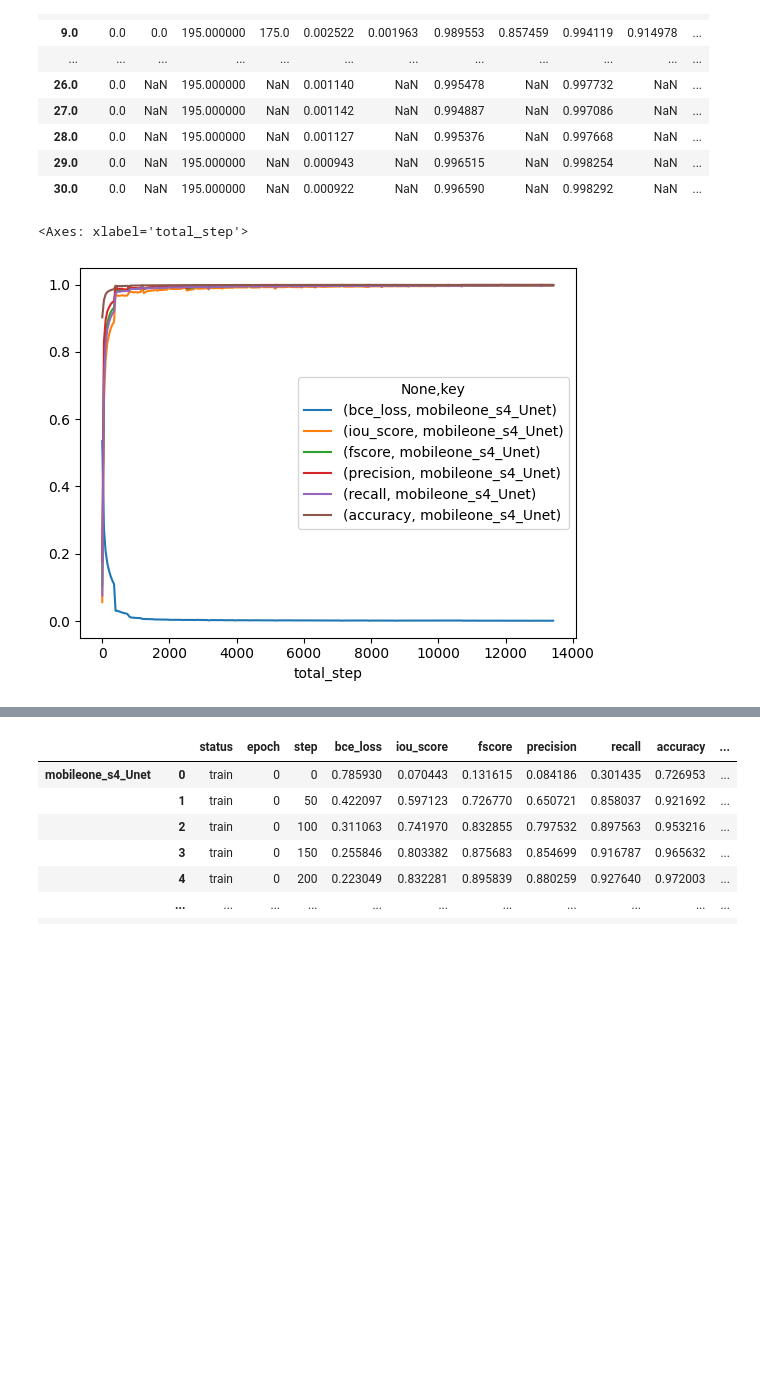
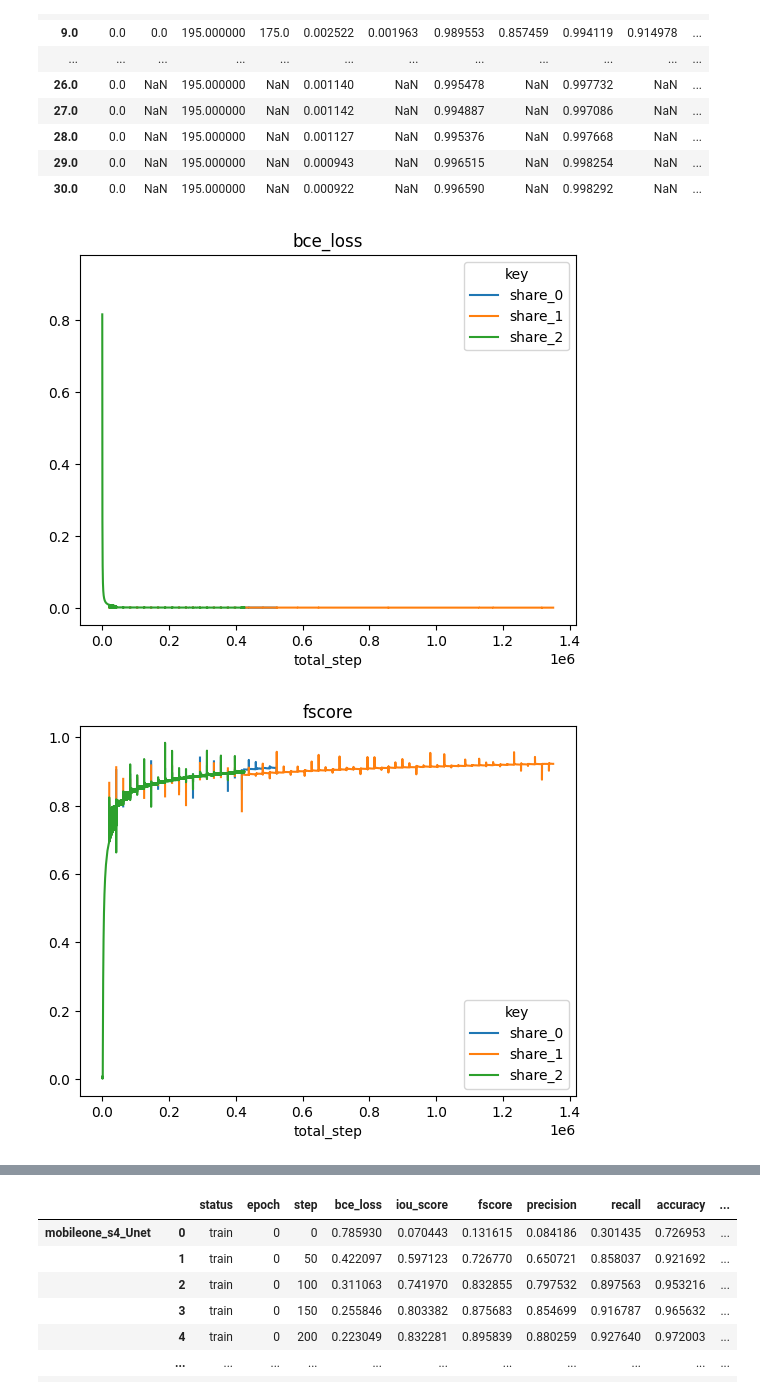
Before and after one commit to dulicui742/segmentation_models.pytorch, a Jupyter notebook: examples/logs_analysis.ipynb, the cells around one changed output, grey strips where cells are left out. Cells and saved outputs as stored; diff of their text form; code cells hidden in the pictures; blank space fills up the shorter version.

```diff
--- a/examples/logs_analysis.ipynb
+++ b/examples/logs_analysis.ipynb
@@ -373,14 +373,23 @@ log_files = [
 #         "D:\\project\\TrueHealth\\git\\segmentation_models.pytorch\\output\\logs\\resnext101_32x4d\\resnext101_32x4d_logs_0321_092203.json",
 
 
+
+            ## lung
 #         "D:\project\TrueHealth\git\segmentation_models.pytorch\output\logs\efficientnet-b4_Unet\efficientnet-b4_Unet_logs_0322_145204.json",
 #         "D:\project\TrueHealth\git\segmentation_models.pytorch\output\logs\efficientnet-b4_MANet\efficientnet-b4_logs_0321_142242.json",
 # #         "D:\project\TrueHealth\git\segmentation_models.pytorch\output\logs\mobileone_s4_Unet\mobileone_s4_logs_0315.json",
 #         "D:\project\TrueHealth\git\segmentation_models.pytorch\output\logs\mobileone_s4_Unet\mobileone_s4_Unet_logs_0322_183333.json",
-        "D:\project\TrueHealth\git\segmentation_models.pytorch\output\logs\\tu-regnety_040_MANet\\tu-regnety_040_MANet_logs_0321_173313.json",
-        "D:\project\TrueHealth\git\segmentation_models.pytorch\output\logs\\tu-regnety_040_MANet\\tu-regnety_040_MANet_logs_0323_183024.json"
+#         "D:\project\TrueHealth\git\segmentation_models.pytorch\output\logs\\tu-regnety_040_MANet\\tu-regnety_040_MANet_logs_0321_173313.json",
+#         "D:\project\TrueHealth\git\segmentation_models.pytorch\output\logs\\tu-regnety_040_MANet\\tu-regnety_040_MANet_logs_0323_183024.json"
 
-    ]
+        ## zhi qi guan
+        "D:\share\efficientnet-b4_logs_0317_095242.json",
+            "D:\share\efficientnet-b4_MANet_logs_0321_151721.json",
+        "D:\share\efficientnet-b4_Unet_logs_0324_182306.json",
+
+#         "D:\project\TrueHealth\git\segmentation_models.pytorch\output\logs\\tu-regnety_040_MANet_rotated\\tu-regnety_040_MANet_rotated_logs_0329_182350.json"
+
+]
 
 df_list = []
 model_names = []
@@ -498,21 +507,23 @@ log_files = [
 #         "D:\project\TrueHealth\git\segmentation_models.pytorch\output\logs\efficientnet-b4\efficientnet-b4_logs_0320_133848.json",
 #         "D:\project\TrueHealth\git\segmentation_models.pytorch\output\logs\efficientnet-b4\efficientnet-b4_logs_0320_162347.json",
 #         "D:\project\TrueHealth\git\segmentation_models.pytorch\output\logs\efficientnet-b4_MANet\efficientnet-b4_logs_0321_142242.json"
-#         "D:\share\efficientnet-b4_logs_0317_095242.json",
+            "D:\share\efficientnet-b4_logs_0317_095242.json",
+            "D:\share\efficientnet-b4_MANet_logs_0321_151721.json",
+         "D:\share\efficientnet-b4_Unet_logs_0324_182306.json",
 
 #         "D:\project\TrueHealth\git\segmentation_models.pytorch\output\logs\efficientnet-b4_MANet\efficientnet-b4_logs_0321_142242.json",
 #         "D:\project\TrueHealth\git\segmentation_models.pytorch\output\logs\\tu-regnety_040_MANet\\tu-regnety_040_MANet_logs_0321_173313.json",
-        "D:\project\TrueHealth\git\segmentation_models.pytorch\output\logs\mobileone_s4_Unet\mobileone_s4_logs_0315.json",
+#         "D:\project\TrueHealth\git\segmentation_models.pytorch\output\logs\mobileone_s4_Unet\mobileone_s4_logs_0315.json",
 
     ]
-steps_per_epoch = 396 ##根据数据及batch-size计算出来的
-# steps_per_epoch = 20904
+# steps_per_epoch = 396 ##根据数据及batch-size计算出来的
+steps_per_epoch = 20904
 df_list = []
 model_names = []
 ## differnet experiment
-for file in log_files:
+for idx, file in enumerate(log_files):
     name = file.split("\\")[-2]
-    model_names.append(name)
+    model_names.append("{}_{}" .format(name, idx))
     info = parse_jsonline_file(file)
     df = pd.DataFrame.from_records(info)
     df_train = df[df["status"] == "train"]
@@ -529,38 +540,38 @@ for file in log_files:
 
 df_epoch_list = []
 ex_keys = []
 for model_name, df_tmp in zip(model_names, df_list):
     df_tmp = df_tmp[df_tmp["step"] % 50 == 0]
     df_tmp = df_tmp.reset_index()
     df_tmp = df_tmp.drop("index", axis=1)
     df_tmp["total_step"] = df_tmp["step"]
     df_tmp["total_step"] = df_tmp.apply(
         lambda x: myfunction(x["epoch"]*steps_per_epoch,  x['step']),
         axis=1
     )
     df_dst = df_tmp
     # df_dst = mean_of_epoch(df)
 #     key = 'trail{}'. format(idx)
     key = model_name
     df_dst.loc[:, "key"] = key
     ex_keys.append(key)
     df_epoch_list.append(df_dst)
 
 DF = pd.concat(df_epoch_list, keys=ex_keys)
 # DFGroup = DF.groupby(['total_step','key'])
 DFGroup = DF.groupby(['total_step', "key"])
 # DF1 = DF.drop(["epoch", "step", "status"], axis=1)
 # DFGroup = DF1.groupby(['total_step','key'])
 
-# for metric in ["bce_loss", "fscore", "recall"]: #, "fscore", "recall", "precision", "accuracy"]:
-#     DFGPlot = DFGroup.sum().unstack('key').plot(kind='line', y=metric, title =metric)
+for metric in ["bce_loss", "fscore", "recall"]: #, "fscore", "recall", "precision", "accuracy"]:
+    DFGPlot = DFGroup.sum().unstack('key').plot(kind='line', y=metric, title =metric)
 
 # DFGPlot = DFGroup.sum().unstack('key').plot(kind='line')
 # ddff = DFGroup.sum().unstack('key')
-ddff = DFGroup.sum().unstack('key')
-ddff = ddff.drop("epoch", axis=1)
-ddff = ddff.drop("step", axis=1)
-ddff.plot(kind="line")
+# ddff = DFGroup.sum().unstack('key')
+# ddff = ddff.drop("epoch", axis=1)
+# ddff = ddff.drop("step", axis=1)
+# ddff.plot(kind="line")
 # %% [output]
-<Axes: xlabel='total_step'>
-[figure, old version]
+[figure, new version]
+[figure, added]
```
Also changed, not shown: parts of 3 cells of this notebook, 15 other files.
